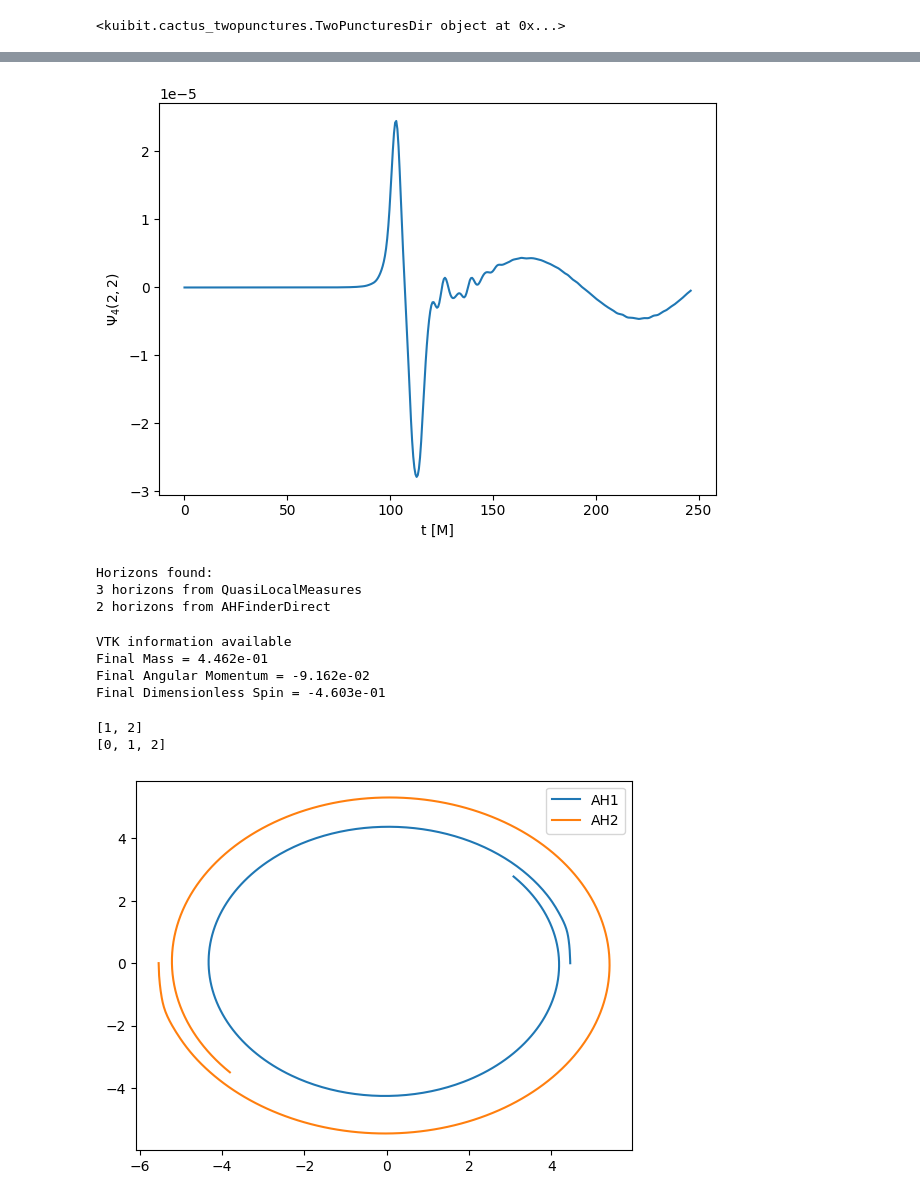
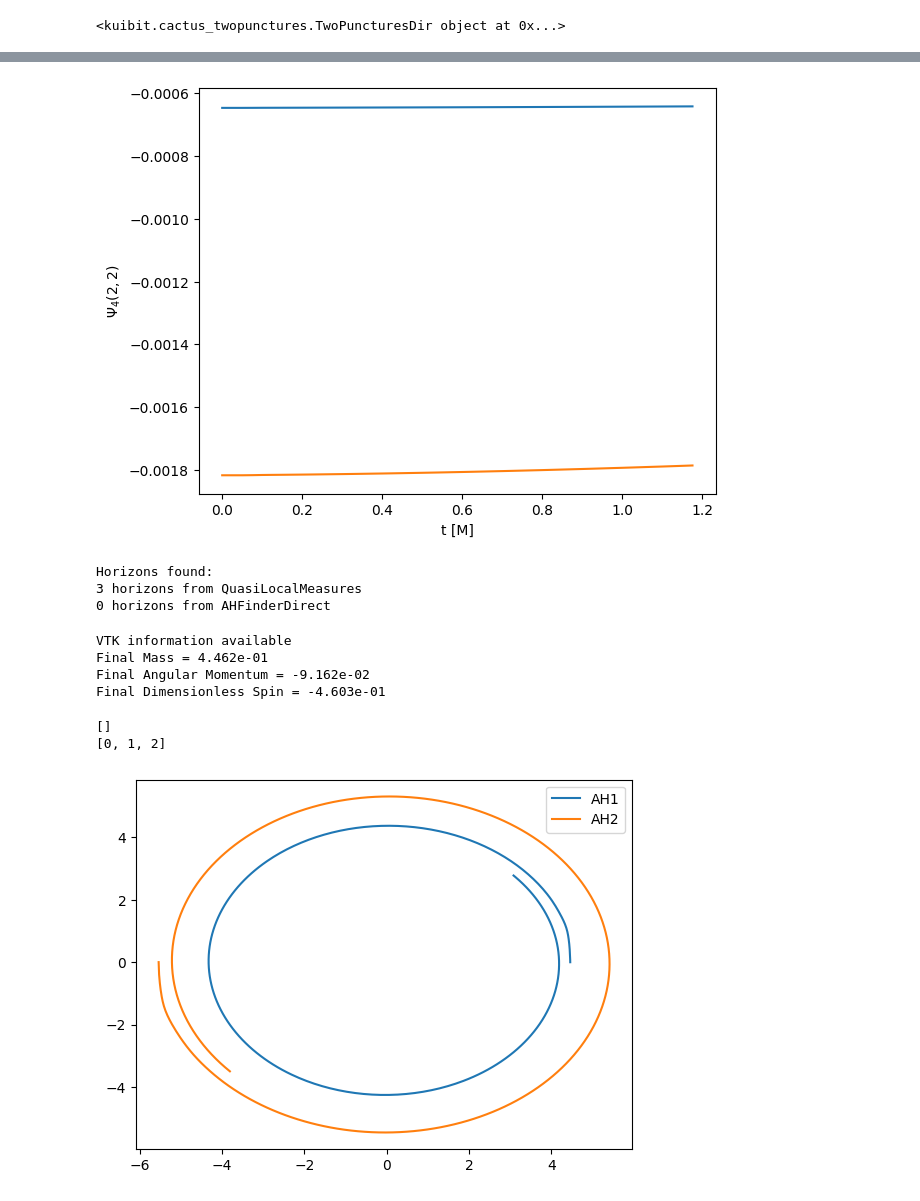
Before and after one commit to TomHM2099/Colision-frontal-y-en-orbita-de-agujeros-negros-, a Jupyter notebook: GW150914.ipynb, the cells around one changed output, grey strips where cells are left out. Saved outputs shown, nothing was run; the diff lists cells and outputs as text; code cells hidden in the pictures.

```diff
--- a/GW150914.ipynb
+++ b/GW150914.ipynb
@@ -75,18 +75,19 @@ psi4_500_22 = psi4_500[(2,2)]
 # %%
 
 import matplotlib.pyplot as plt
 
 plt.xlabel("t [M]")
 plt.ylabel("$\Psi_4(2,2)$")
 #plt.plot(psi4_100_44.imag())
 #plt.plot(psi4_115_44.imag())
 #plt.plot(psi4_136_44.imag())
 #plt.plot(psi4_214_44.imag())
-plt.plot(psi4_100_22.real())
-
+#plt.plot(psi4_10_22.real())
+#plt.plot(psi4_6_22.real())
+#plt.plot(psi4_8_22.real())
 
 tight_layout()
 show()
 # %% [output]
-[figure, old version]
+[figure, new version]
 # %%
@@ -94,9 +95,9 @@ hor_150914 = bbh_GW150914.horizons
 # %%
-print(hor_150914)
+print(hor)
 # %% [output]
 Horizons found:
 3 horizons from QuasiLocalMeasures
-2 horizons from AHFinderDirect
+0 horizons from AHFinderDirect
 # %%
 h1 = hor_150914[(1,3)]
 print(h1)
@@ -106,10 +107,10 @@ Final Mass = 4.462e-01
 Final Angular Momentum = -9.162e-02
 Final Dimensionless Spin = -4.603e-01
 # %%
-print(hor_150914.available_apparent_horizons)
-print(hor_150914.available_qlm_horizons)
+print(hor.available_apparent_horizons)
+print(hor.available_qlm_horizons)
 # %% [output]
-[1, 2]
+[]
 [0, 1, 2]
 # %%
 #Horizontes aparentes dados por AHFinderDirect
```
Also changed, not shown: parts of 9 cells of this notebook, 1 other file.
